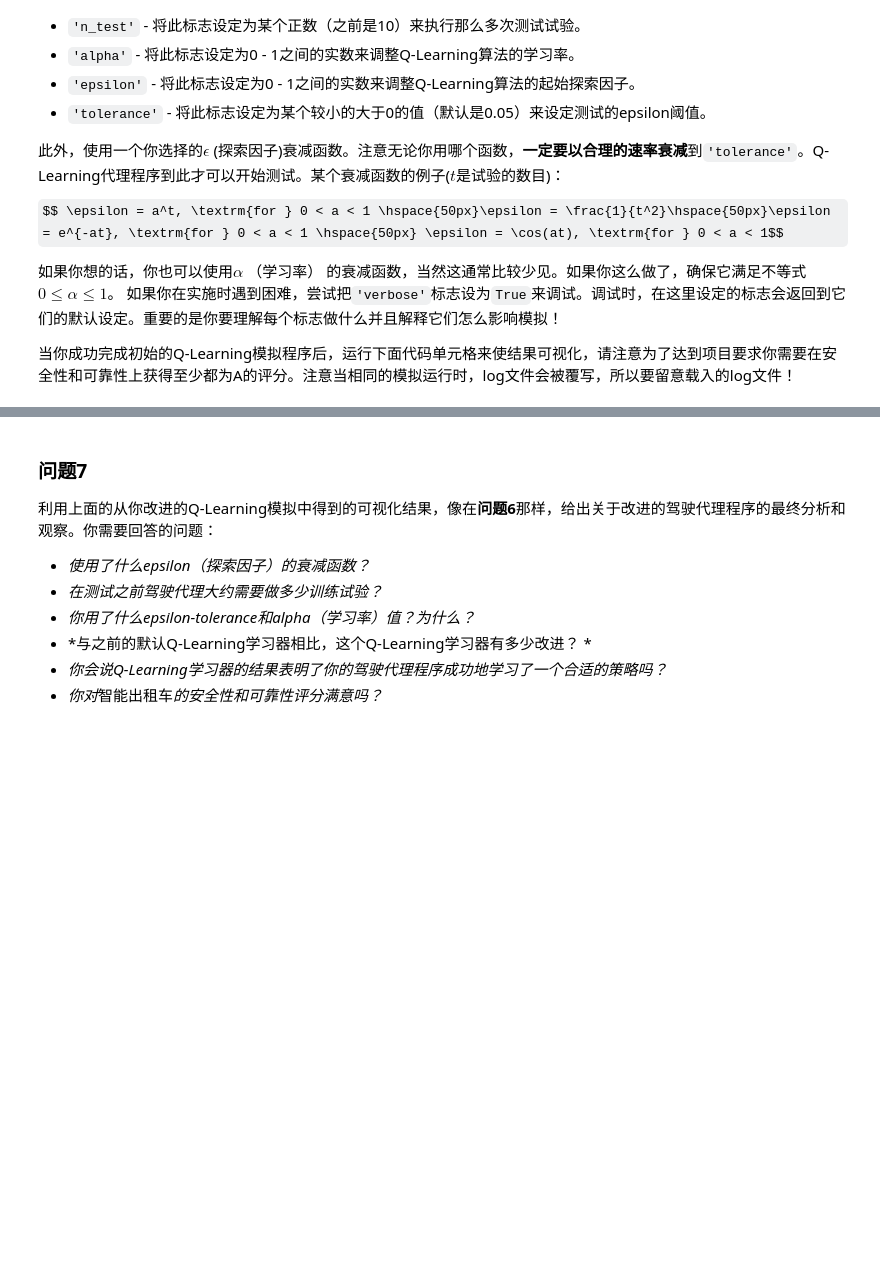
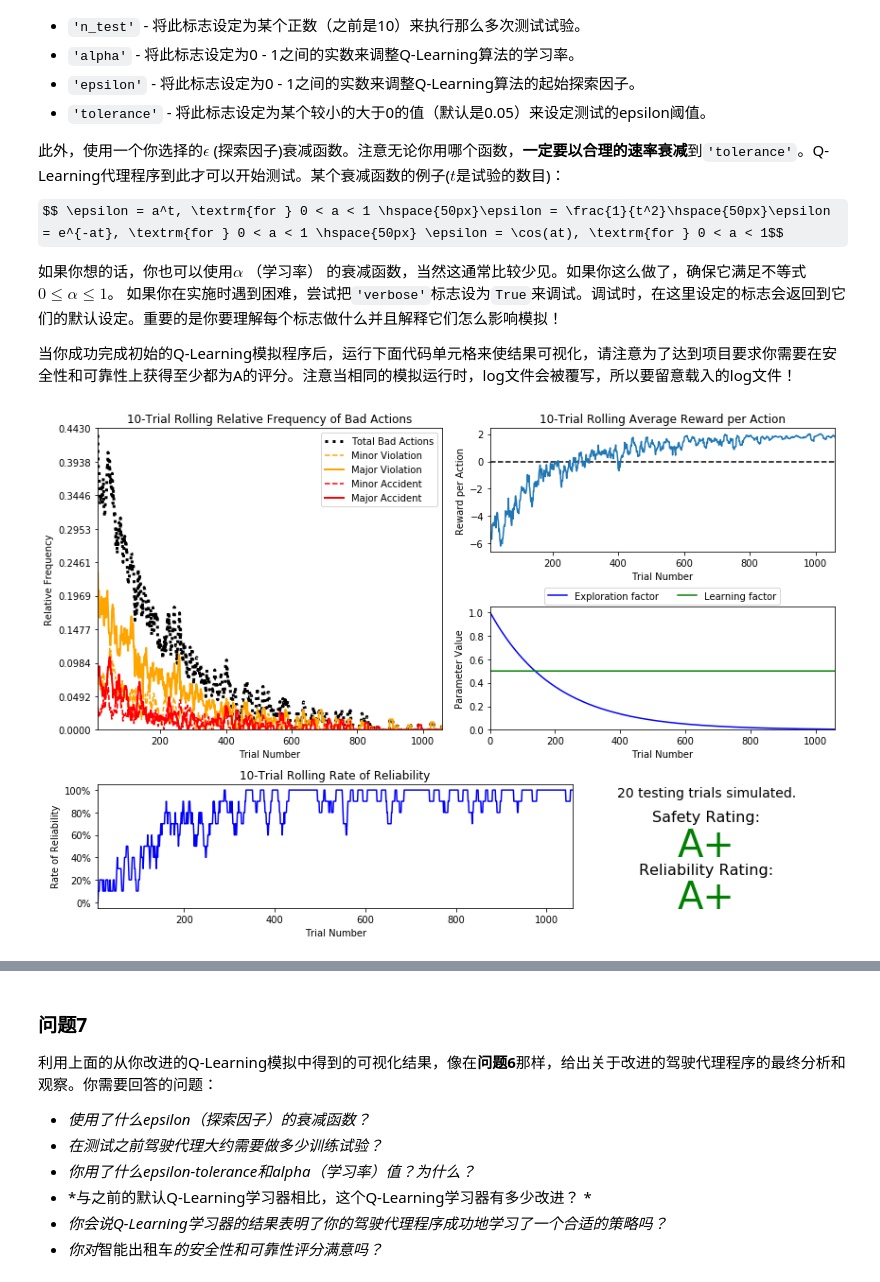
Before and after one commit to NaughtyFlame/Ud_ML, a Jupyter notebook: smartcab/smartcab.ipynb, the cells around one changed output, grey strips where cells are left out. Saved outputs shown, nothing was run; the diff lists cells and outputs as text; code cells hidden in the pictures; some formulas as TeX source; blank space fills up the shorter version.

```diff
--- a/smartcab/smartcab.ipynb
+++ b/smartcab/smartcab.ipynb
@@ -231,5 +234,11 @@ $$ \epsilon = a^t, \textrm{for } 0 < a < 1 \hspace{50px}\epsilon = \frac{1}{t^2}
 如果你在实施时遇到困难，尝试把`'verbose'`标志设为`True`来调试。调试时，在这里设定的标志会返回到它们的默认设定。重要的是你要理解每个标志做什么并且解释它们怎么影响模拟！
 
 当你成功完成初始的Q-Learning模拟程序后，运行下面代码单元格来使结果可视化，请注意为了达到项目要求你需要在安全性和可靠性上获得至少都为A的评分。注意当相同的模拟运行时，log文件会被覆写，所以要留意载入的log文件！
+# %%
+# Load the 'sim_improved-learning-at' file from the improved Q-Learning simulation
+# espilon *= 0.995
+vs.plot_trials('sim_improved-learning-at.csv')
+# %% [output]
+[figure, added]
 # %%
 # Load the 'sim_improved-learning' file from the improved Q-Learning simulation
```
Also changed, not shown: parts of 10 cells of this notebook, 5 other files.
